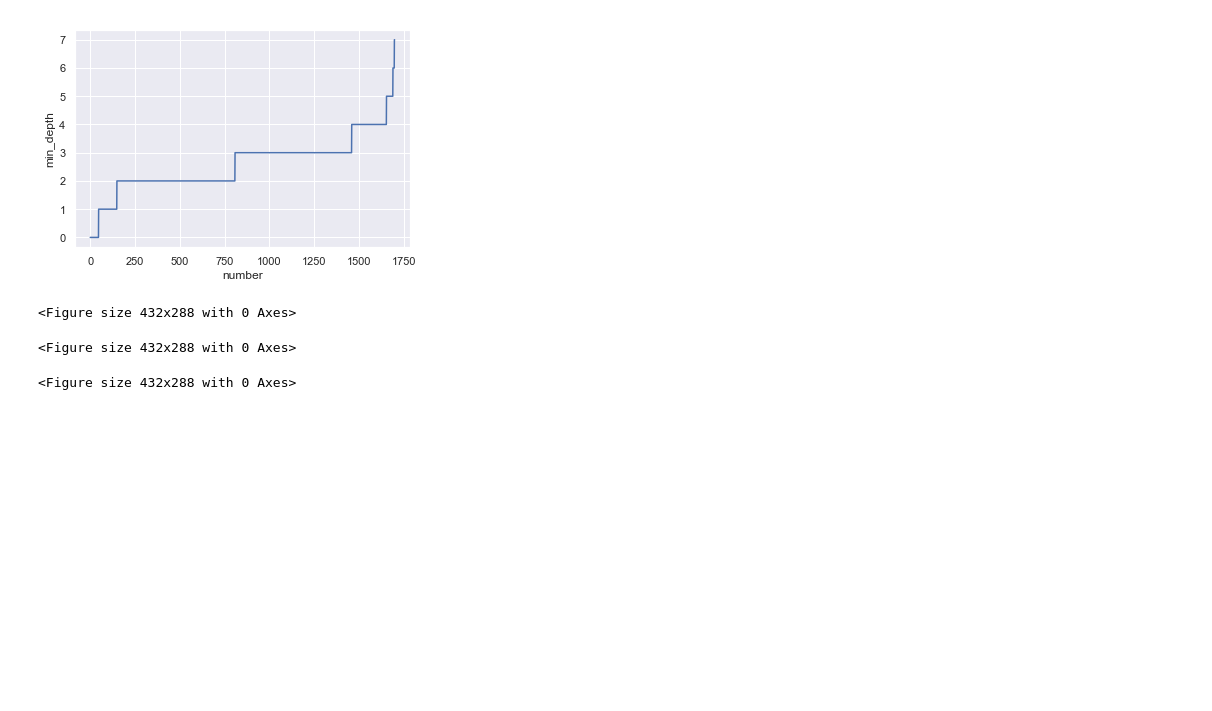
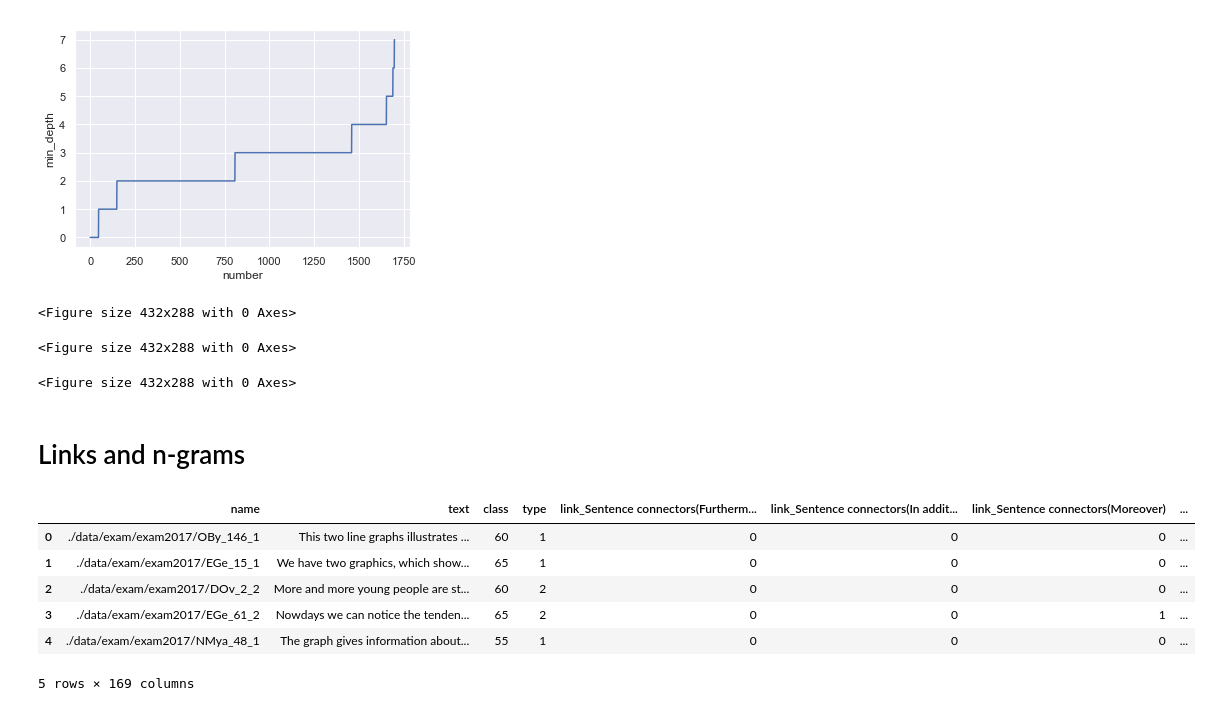
Before and after one commit to panteleeva48/REALEC_Inspector, a Jupyter notebook: notebooks/plot_graphs.ipynb, the cells around one changed output. Drawn from its saved outputs; the diff is of its cells as text; code cells hidden in the pictures; blank space fills up the shorter version.

Commit message:
experiments with ngrams and links

```diff
--- a/notebooks/plot_graphs.ipynb
+++ b/notebooks/plot_graphs.ipynb
@@ -120,0 +119,14 @@ for feature in feature_columns:
+# %% [markdown]
+# Links and n-grams
+# %%
+df = pd.read_csv('/Users/ira/Downloads/REALEC_Inspector/results/links_ngrams_result.csv')
+# %%
+df.head()
+# %% [output]
+|  | name | text | class | type | link_Sentence connectors(Furtherm... | link_Sentence connectors(In addit... | link_Sentence connectors(Moreover) | ... |
+| 0 | ./data/exam/exam2017/OBy_146_1 | This two line graphs illustrates ... | 60 | 1 | 0 | 0 | 0 | ... |
+| 1 | ./data/exam/exam2017/EGe_15_1 | ﻿We have two graphics, which show... | 65 | 1 | 0 | 0 | 0 | ... |
+| 2 | ./data/exam/exam2017/DOv_2_2 | More and more young people are st... | 60 | 2 | 0 | 0 | 0 | ... |
+| 3 | ./data/exam/exam2017/EGe_61_2 | ﻿Nowdays we can notice the tenden... | 65 | 2 | 0 | 0 | 1 | ... |
+| 4 | ./data/exam/exam2017/NMya_48_1 | The graph gives information about... | 55 | 1 | 0 | 0 | 0 | ... |
+5 rows × 169 columns
```
Also changed, not shown: parts of 6 cells of this notebook, 4 other files.
